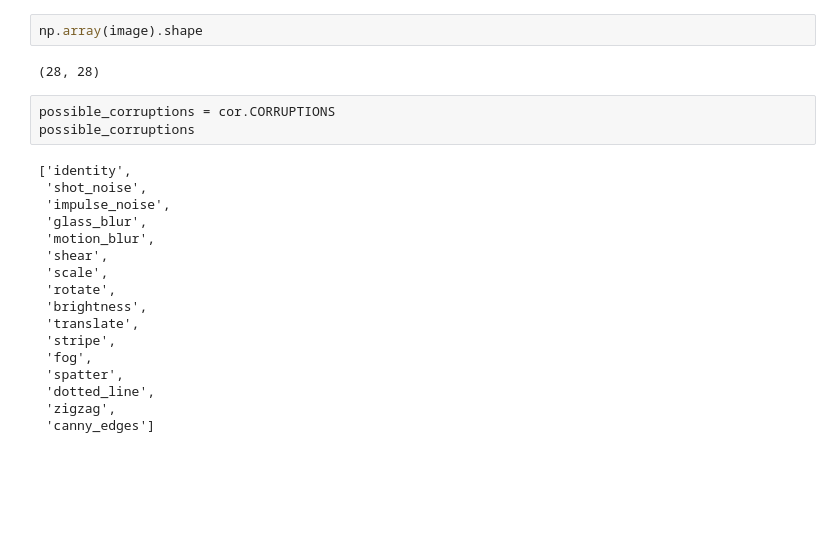
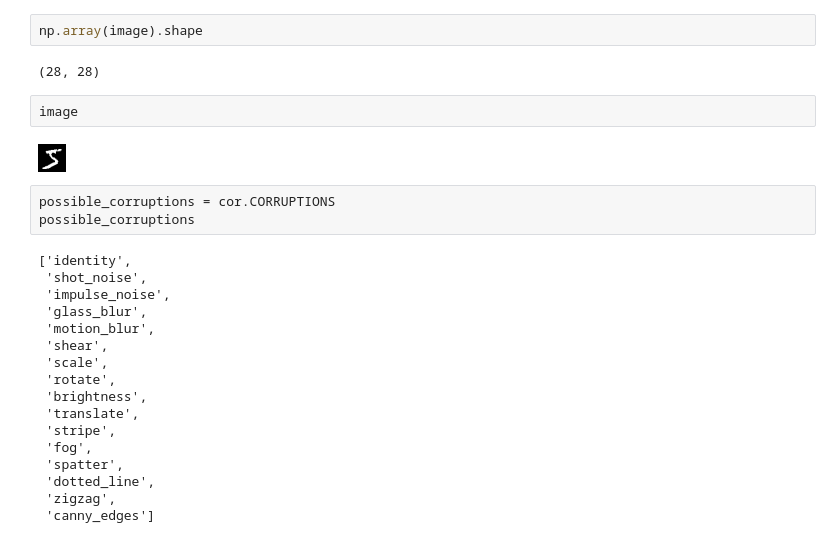
Before and after one commit to mihirp1998/DALLE-pytorch, a Jupyter notebook: temp.ipynb, the cells around one changed output. Saved outputs shown, nothing was run; the diff lists cells and outputs as text; blank space fills up the shorter version.

```diff
--- a/temp.ipynb
+++ b/temp.ipynb
@@ -14,6 +14,10 @@ image, label = dataset[0]
 np.array(image).shape
 # %% [output]
 (28, 28)
+# %%
+image
+# %% [output]
+[figure, added]
 # %%
 possible_corruptions = cor.CORRUPTIONS
 possible_corruptions
```
Also changed, not shown: parts of 3 cells of this notebook, 7 other files.
